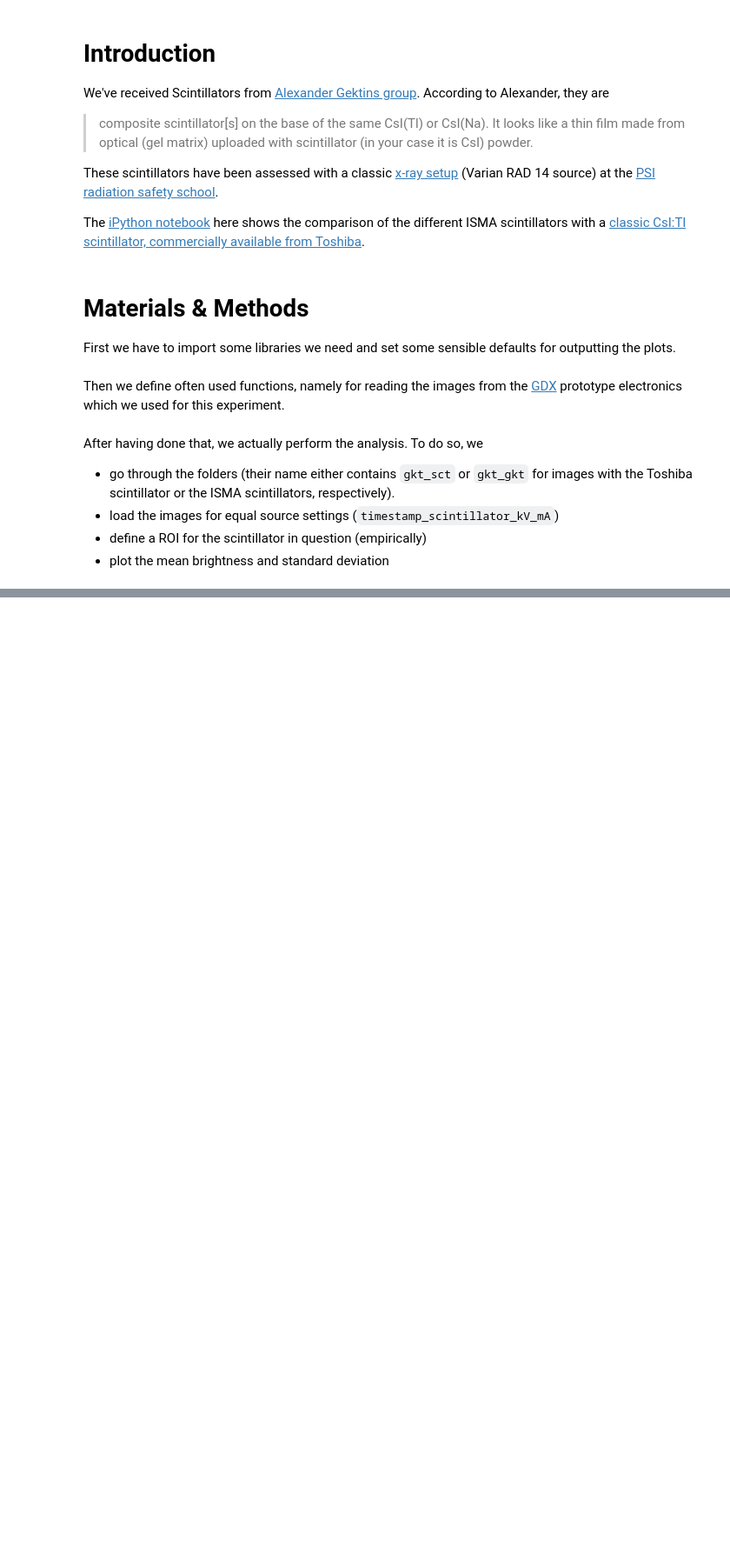
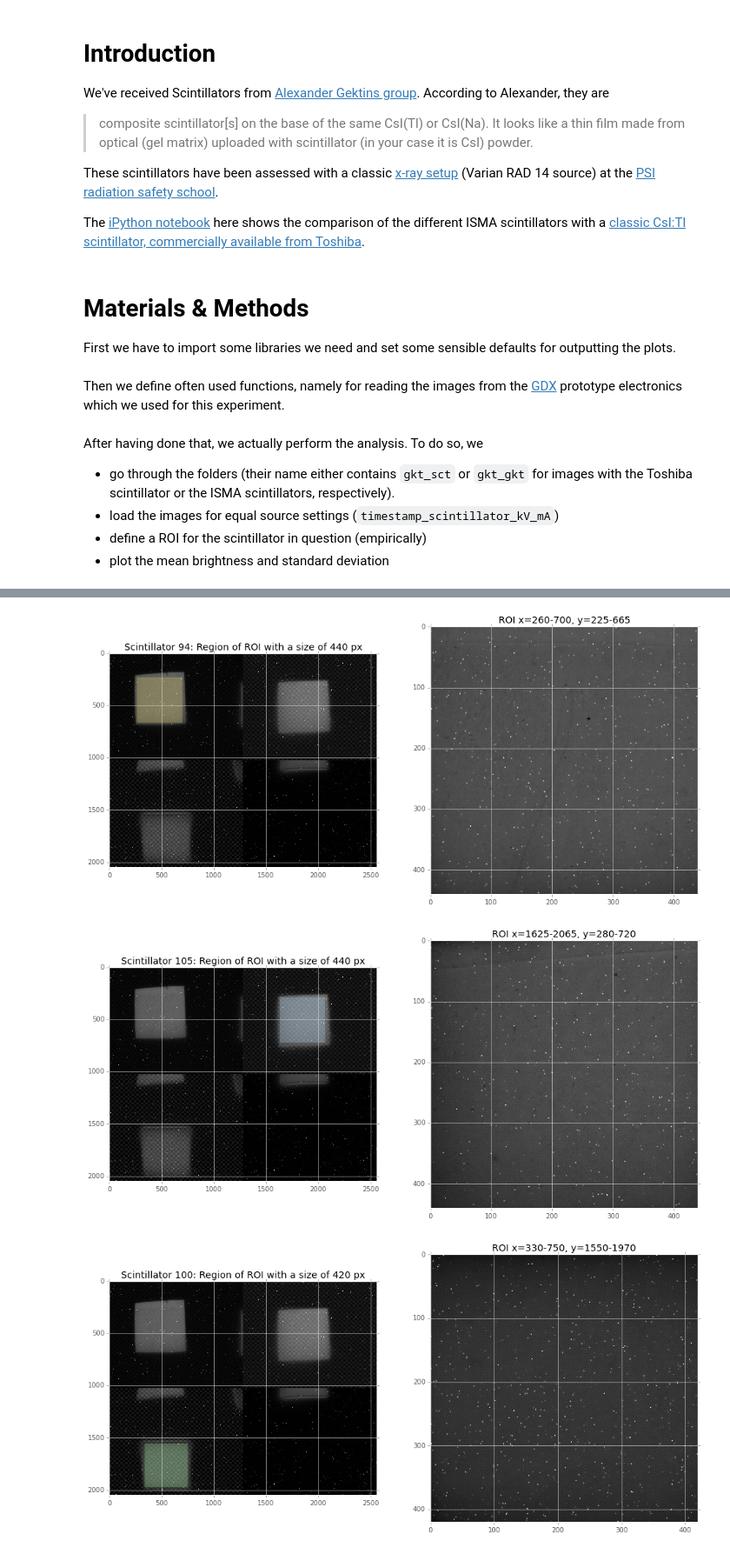
Before and after one commit to habi/gektin, a Jupyter notebook: scintillators.ipynb, the cells around one changed output, grey strips where cells are left out. Shown at 87% size. Saved outputs shown, nothing was run; the diff lists cells and outputs as text; code cells hidden in the pictures; blank space fills up the shorter version.

```diff
--- a/scintillators.ipynb
+++ b/scintillators.ipynb
@@ -71,22 +70,24 @@ def show_single_cmos(inputimagename, sensor=1, reslice=False):
     img = img[(sensor - 1) * 1024:sensor * 1024, :]
     return img
 
-def display_roi(image, ZoomStartX=650, ZoomStartY=900, ZoomSize=200, color='red'):
+def display_roi(image, prefix='', ZoomStartX=650, ZoomStartY=900, ZoomSize=200, color='red'):
     '''Display an image with ROI of zoomed region plus the zoomed region'''
     from matplotlib.patches import Rectangle
     # Show image
     plt.subplot(121)
     plt.imshow(image)
-    plt.title('Region of ROI with a size of %s px' % ZoomSize)
+    if prefix:
+        plt.title('%s: Region of ROI with a size of %s px' % (prefix, ZoomSize))
+    else:
+        plt.title('Region of ROI with a size of %s px' % ZoomSize)
     # Draw zoom ROI on image
     currentAxis = plt.gca()
-    currentAxis.add_patch(Rectangle((ZoomStartY, ZoomStartX),
-                                    ZoomSize, ZoomSize, color=color,
-                                    alpha=0.309))
+    currentAxis.add_patch(Rectangle((ZoomStartX, ZoomStartY), ZoomSize, ZoomSize, fc=color, ec='k', alpha=0.309))
     plt.subplot(122)
-    plt.imshow(image[ZoomStartX:ZoomStartX + ZoomSize,
-                     ZoomStartY:ZoomStartY + ZoomSize])
+    roi = image[ZoomStartY:ZoomStartY + ZoomSize, ZoomStartX:ZoomStartX + ZoomSize]
+    plt.imshow(roi)
     plt.title('ROI x=%s-%s, y=%s-%s' %(ZoomStartX, ZoomStartX + ZoomSize, ZoomStartY, ZoomStartY + ZoomSize))
+    return roi
 
 def AskUser(Question, Choices):
     '''Ask the user to choose from several choices'''
@@ -156,0 +189,32 @@ plt.imshow(reslice_image(Images[0]))
+# %%
+# Display ROI for different scintillators
+
+# Scintillator Locations
+#------------
+#| 94   105 |
+#| 100      |
+#------------
+#
+#------------
+#| 107   109|
+#|          |
+#------------
+
+
+gkt94 = display_roi(gkt_Image, 'Scintillator 94', 260,225,440, colors[0])
+plt.show()
+gkt105 = display_roi(gkt_Image, 'Scintillator 105', 1625,280,440, colors[1])
+plt.show()
+gkt100 = display_roi(gkt_Image, 'Scintillator 100', 330,1550,420, colors[2])
+plt.show()
+
+sct94 = display_roi(sct_Image, 'Scintillator 94', 260,225,440, colors[0])
+plt.show()
+sct105 = display_roi(sct_Image, 'Scintillator 105', 1625,280,440, colors[1])
+plt.show()
+sct100 = display_roi(sct_Image, 'Scintillator 100', 330,1550,420, colors[2])
+plt.show()
+# %% [output]
+[figure, added]
+[figure, added]
+[figure, added]
```
Also changed, not shown: parts of 8 cells of this notebook.
